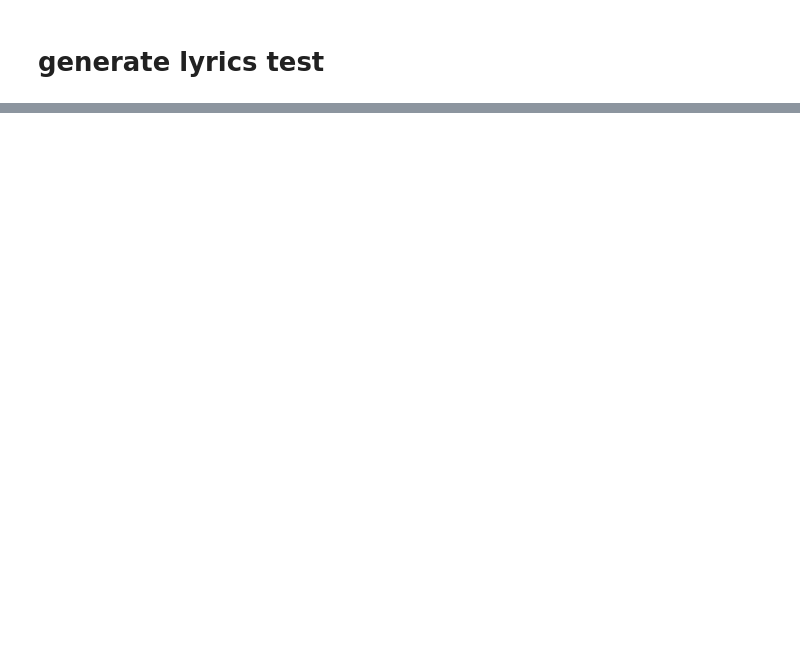
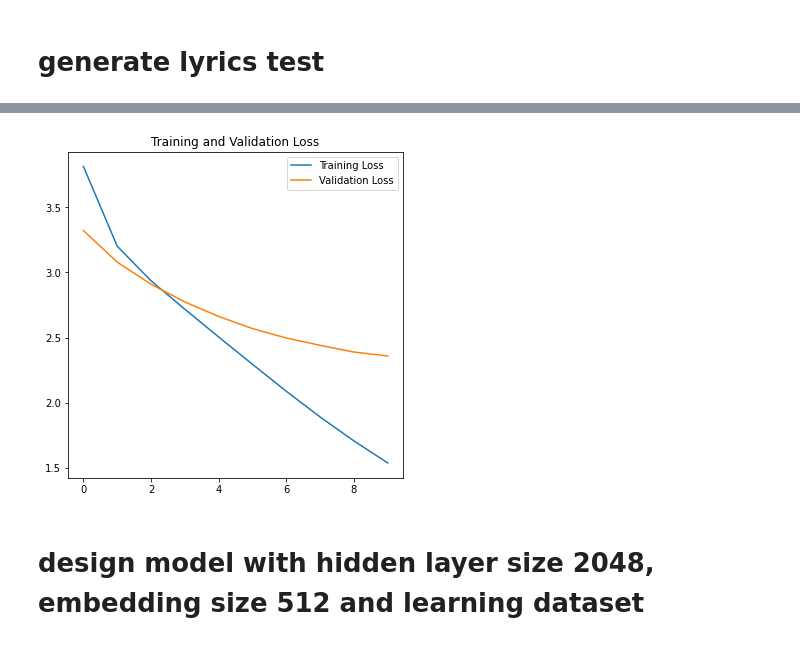
Before and after one commit to JeongChanDo/aiffel_practice, a Jupyter notebook: EXPLORATION06/become_great_lyricist.ipynb, the cells around one changed output, grey strips where cells are left out. Cells and saved outputs as stored; diff of their text form; code cells hidden in the pictures; blank space fills up the shorter version.

Commit message:
complete make lyricist

```diff
--- a/EXPLORATION06/become_great_lyricist.ipynb
+++ b/EXPLORATION06/become_great_lyricist.ipynb
@@ -307,0 +427,31 @@ model.load_weights(checkpoint_dir)
+# %%
+hidden_size = 2048
+name = "lyric_model_hidden_"+str(hidden_size)
+model_hidden_2048 = LyricGenerator(tokenizer.num_words+1, embedding_size, hidden_size)
+
+epochs = 10
+optimizer = tf.keras.optimizers.Adam()
+loss = tf.keras.losses.SparseCategoricalCrossentropy(
+        from_logits=True,
+        reduction="none"
+    )
+
+model_hidden_2048.compile(loss=loss,
+              optimizer=optimizer)
+
+
+checkpoint_dir = os.getenv("HOME")+"/github/aiffel_practice/EXPLORATION06/checkpoint/"+name
+cp_callback = tf.keras.callbacks.ModelCheckpoint(
+    checkpoint_dir,
+    save_weights_only=True,
+    monitor="val_loss",
+    save_best_only=True,
+    mode="auto",
+    verbose=1
+)
+
+history_hidden_2048 = model_hidden_2048.fit(train_dataset, epochs=epochs,
+        steps_per_epoch= training_size//batch_size,
+        validation_data=val_dataset,
+        validation_steps=valiation_size//batch_size,
+        callbacks=[cp_callback])
@@ -307,0 +542,6 @@ model.load_weights(checkpoint_dir)
+# %%
+visualize_loss(history_hidden_2048)
+# %% [output]
+[figure, added]
+# %% [markdown]
+# design model with hidden layer size 2048, embedding size 512 and learning dataset
```
Also changed, not shown: parts of 36 cells of this notebook, 12 other files.
